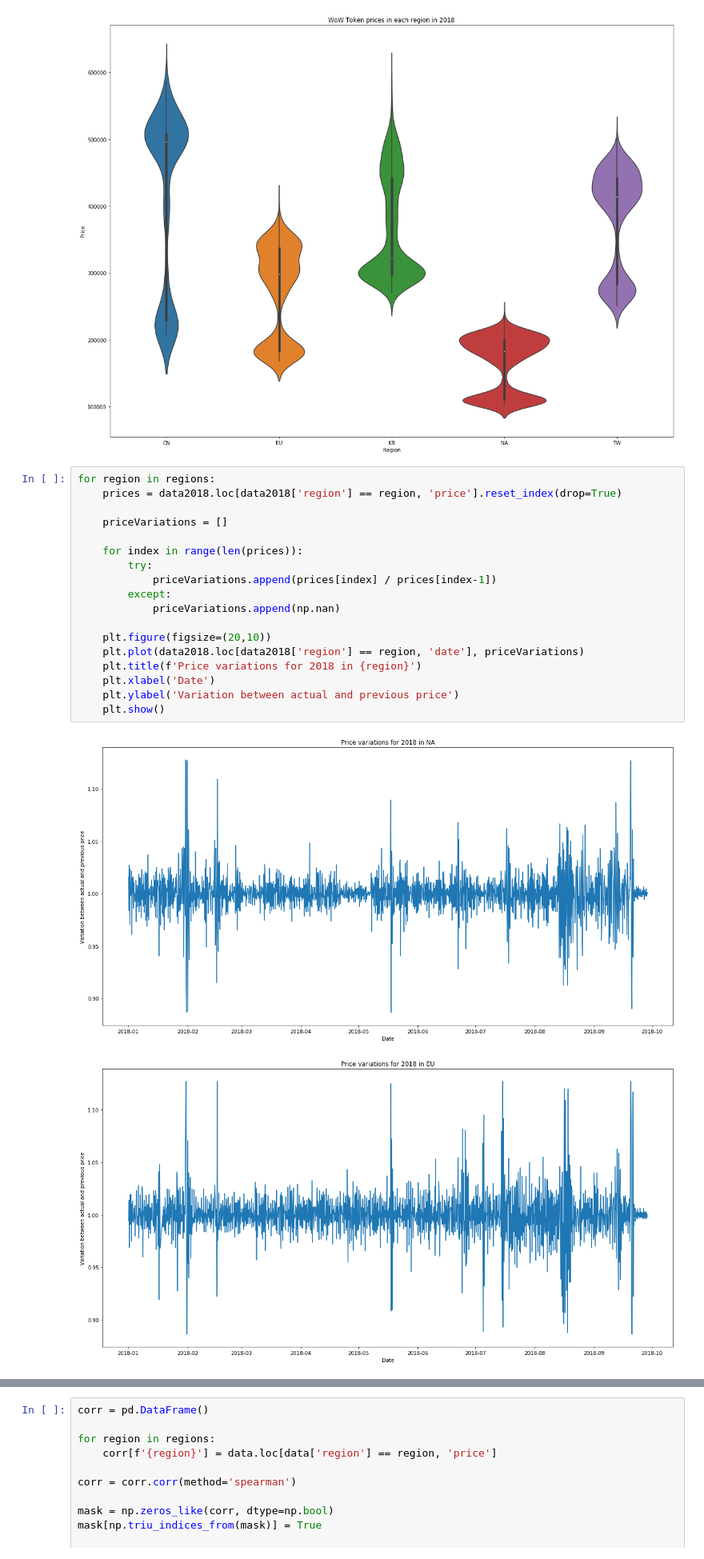
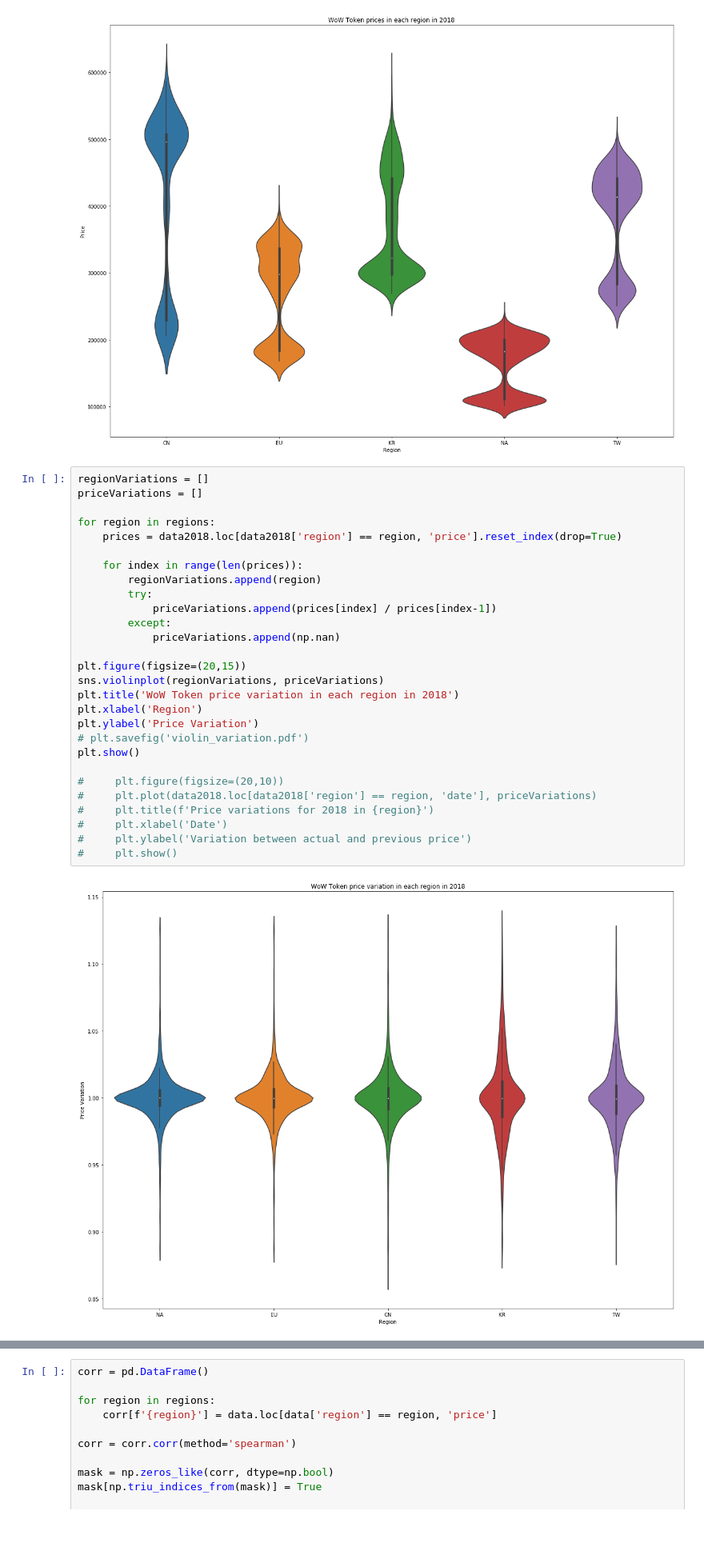
Before and after one commit to ronaldpereira/wow-token-price-prediction, a Jupyter notebook: src/Data Science.ipynb, the cells around one changed output, grey strips where cells are left out. Shown at 80% size. Saved outputs shown, nothing was run; the diff lists cells and outputs as text; blank space fills up the shorter version.

Commit message:
updated data science plots

```diff
--- a/src/Data Science.ipynb
+++ b/src/Data Science.ipynb
@@ -139,23 +140,32 @@ plt.show()
 # %% [output]
 [figure]
 # %%
+regionVariations = []
+priceVariations = []
+
 for region in regions:
     prices = data2018.loc[data2018['region'] == region, 'price'].reset_index(drop=True)
 
-    priceVariations = []
-
     for index in range(len(prices)):
+        regionVariations.append(region)
         try:
             priceVariations.append(prices[index] / prices[index-1])
         except:
             priceVariations.append(np.nan)
 
-    plt.figure(figsize=(20,10))
-    plt.plot(data2018.loc[data2018['region'] == region, 'date'], priceVariations)
-    plt.title(f'Price variations for 2018 in {region}')
-    plt.xlabel('Date')
-    plt.ylabel('Variation between actual and previous price')
-    plt.show()
+plt.figure(figsize=(20,15))
+sns.violinplot(regionVariations, priceVariations)
+plt.title('WoW Token price variation in each region in 2018')
+plt.xlabel('Region')
+plt.ylabel('Price Variation')
+# plt.savefig('violin_variation.pdf')
+plt.show()
+
+#     plt.figure(figsize=(20,10))
+#     plt.plot(data2018.loc[data2018['region'] == region, 'date'], priceVariations)
+#     plt.title(f'Price variations for 2018 in {region}')
+#     plt.xlabel('Date')
+#     plt.ylabel('Variation between actual and previous price')
+#     plt.show()
 # %% [output]
-[figure, old version]
+[figure, new version]
-[figure, removed]
```
Also changed, not shown: parts of 3 cells of this notebook, 1 other file.
